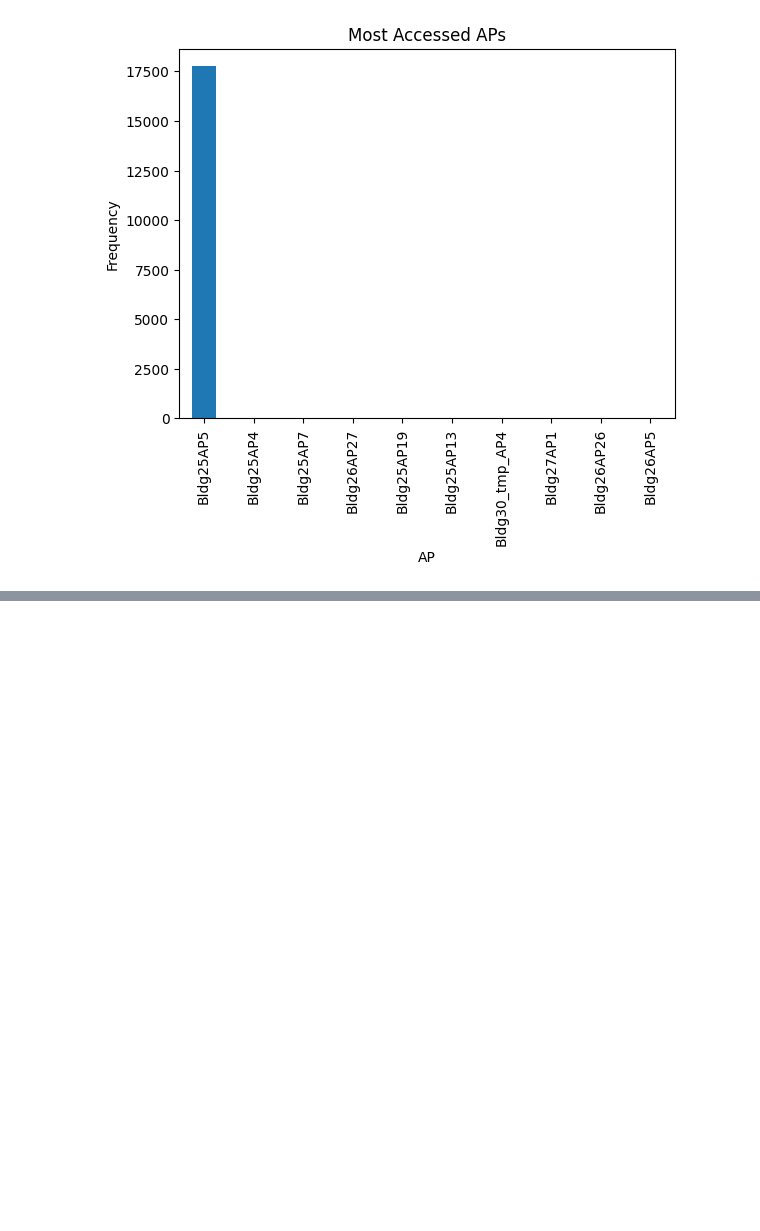
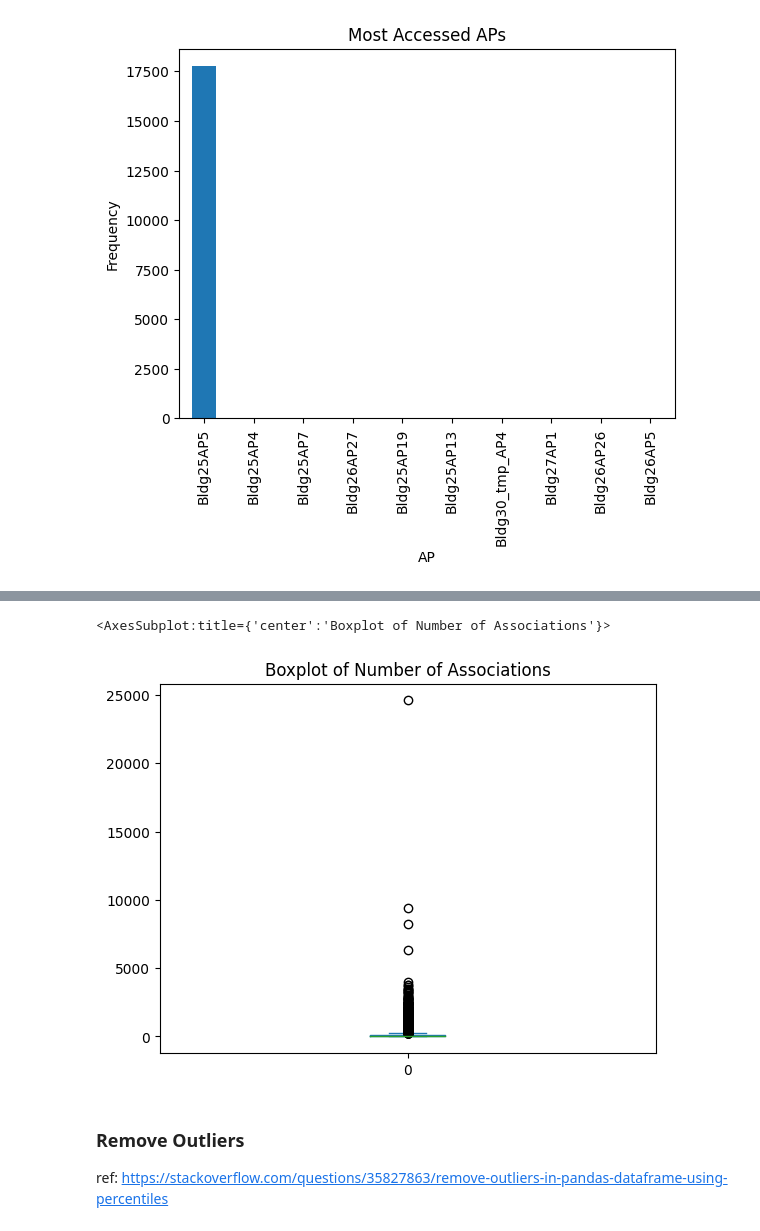
Before and after one commit to vasanta-chaganti/Evaluating-DP-Algorithms-For-Mobile-Trajectories, a Jupyter notebook: src/kth-stats/traffic-analysis.ipynb, the cells around one changed output, grey strips where cells are left out. Saved outputs shown, nothing was run; the diff lists cells and outputs as text; code cells hidden in the pictures; blank space fills up the shorter version.

```diff
--- a/analyses/kth-traj/kth-data-analysis1.ipynb
+++ b/src/kth-stats/traffic-analysis.ipynb
@@ -207,0 +239,8 @@ prsn_occr_lrgst.plot.bar(title = "Most Accessed APs", xlabel = "AP", ylabel= "Fr
+# %%
+df_asso.plot.box(title = 'Boxplot of Number of Associations')
+# %% [output]
+<AxesSubplot:title={'center':'Boxplot of Number of Associations'}>
+[figure, added]
+# %% [markdown]
+### Remove Outliers
+ref: https://stackoverflow.com/questions/35827863/remove-outliers-in-pandas-dataframe-using-percentiles
```
Also changed, not shown: parts of 19 cells of this notebook, 16 other files.
